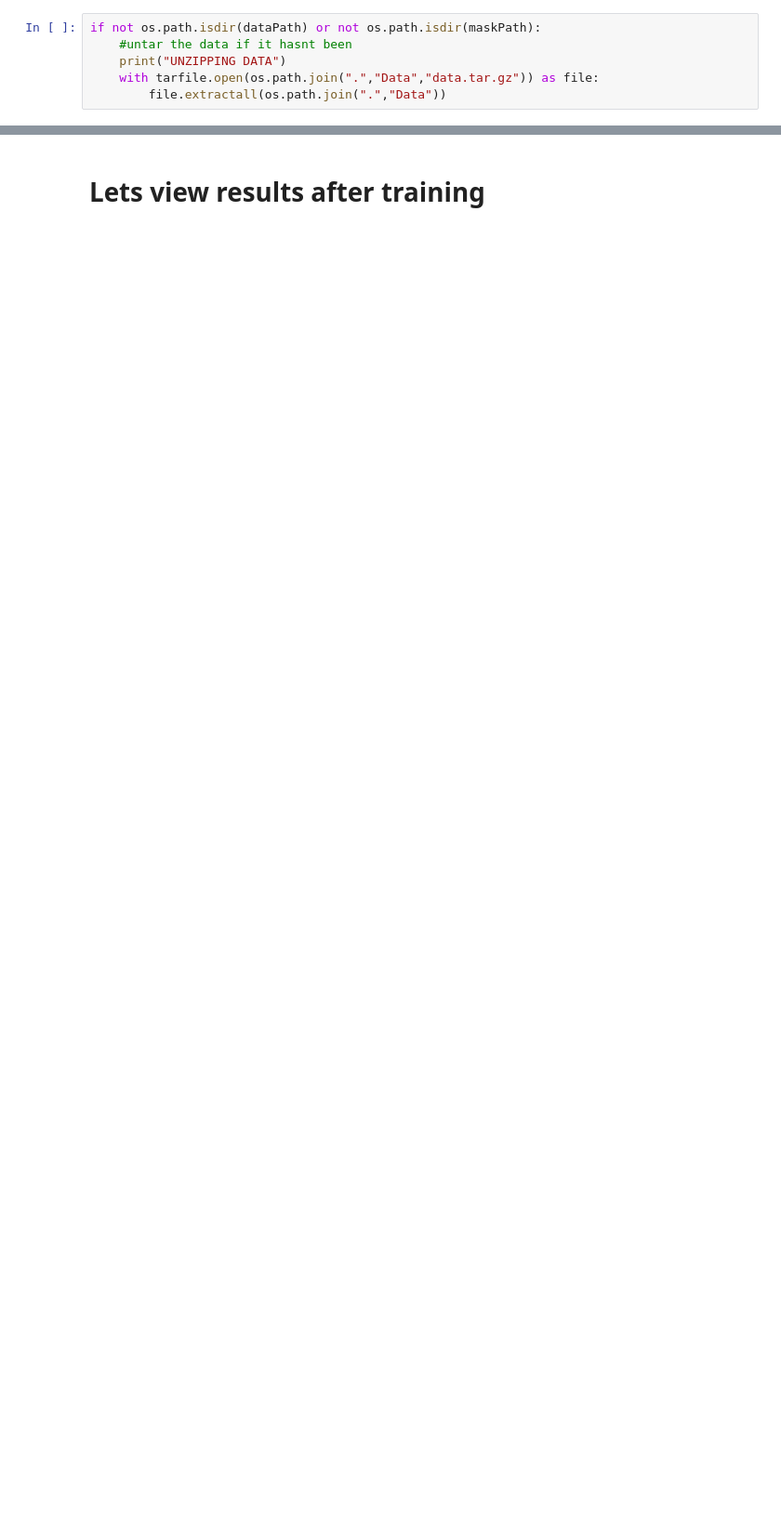
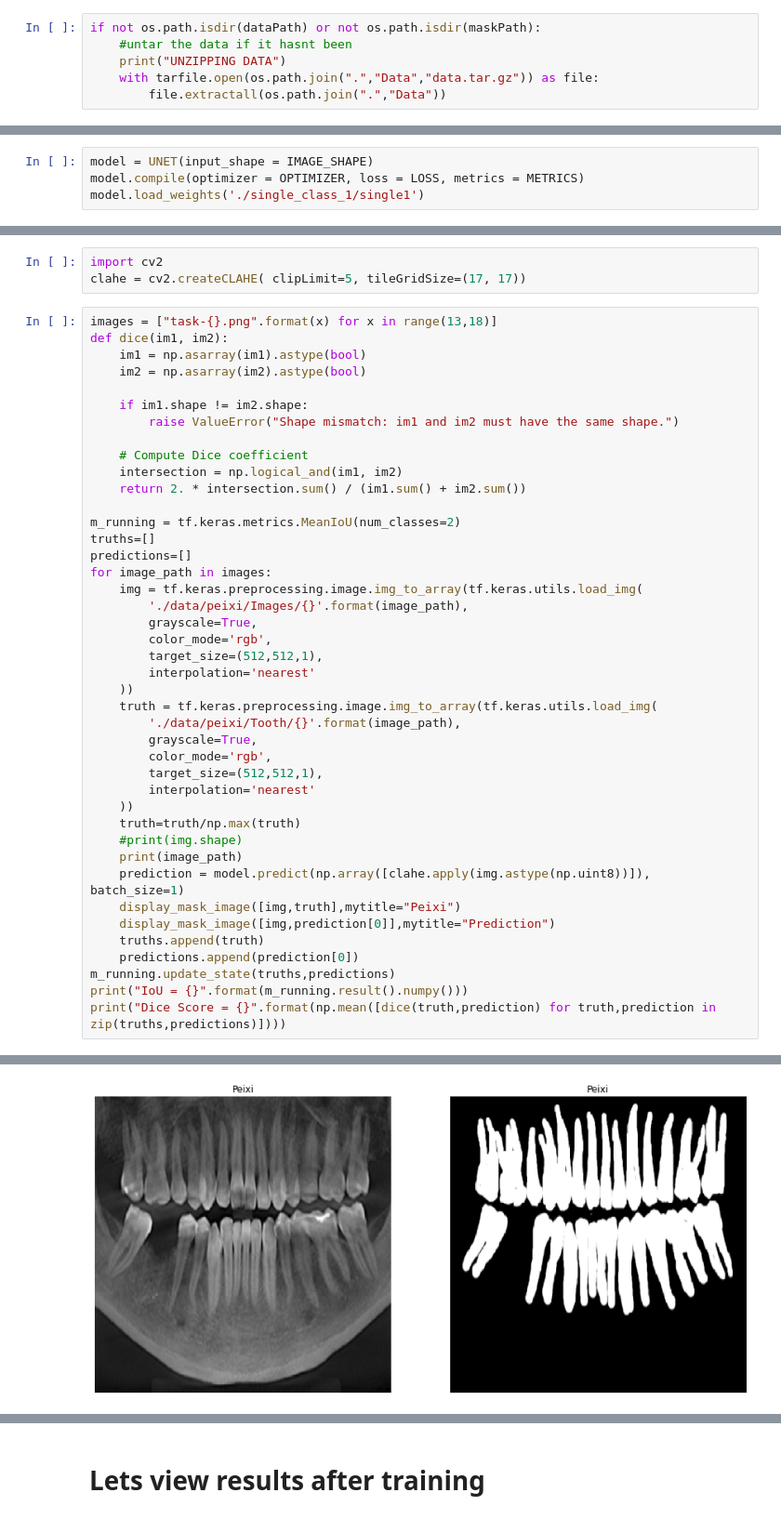
Before and after one commit to akurlej/DentalML, a Jupyter notebook: Example.ipynb, the cells around one changed output, grey strips where cells are left out. Shown at 93% size. Cells and saved outputs as stored; diff of their text form; blank space fills up the shorter version.

```diff
--- a/Example.ipynb
+++ b/Example.ipynb
@@ -133,0 +133,4 @@ Epoch 120/120
+# %%
+model = UNET(input_shape = IMAGE_SHAPE)
+model.compile(optimizer = OPTIMIZER, loss = LOSS, metrics = METRICS)
+model.load_weights('./single_class_1/single1')
@@ -133,0 +140,46 @@ Epoch 120/120
+# %%
+import cv2
+clahe = cv2.createCLAHE( clipLimit=5, tileGridSize=(17, 17))
+# %%
+images = ["task-{}.png".format(x) for x in range(13,18)]
+def dice(im1, im2):
+    im1 = np.asarray(im1).astype(bool)
+    im2 = np.asarray(im2).astype(bool)
+
+    if im1.shape != im2.shape:
+        raise ValueError("Shape mismatch: im1 and im2 must have the same shape.")
+
+    # Compute Dice coefficient
+    intersection = np.logical_and(im1, im2)
+    return 2. * intersection.sum() / (im1.sum() + im2.sum())
+
+m_running = tf.keras.metrics.MeanIoU(num_classes=2)
+truths=[]
+predictions=[]
+for image_path in images:
+    img = tf.keras.preprocessing.image.img_to_array(tf.keras.utils.load_img(
+        './data/peixi/Images/{}'.format(image_path),
+        grayscale=True,
+        color_mode='rgb',
+        target_size=(512,512,1),
+        interpolation='nearest'
+    ))
+    truth = tf.keras.preprocessing.image.img_to_array(tf.keras.utils.load_img(
+        './data/peixi/Tooth/{}'.format(image_path),
+        grayscale=True,
+        color_mode='rgb',
+        target_size=(512,512,1),
+        interpolation='nearest'
+    ))
+    truth=truth/np.max(truth)
+    #print(img.shape)
+    print(image_path)
+    prediction = model.predict(np.array([clahe.apply(img.astype(np.uint8))]), batch_size=1)
+    display_mask_image([img,truth],mytitle="Peixi")
+    display_mask_image([img,prediction[0]],mytitle="Prediction")
+    truths.append(truth)
+    predictions.append(prediction[0])
+m_running.update_state(truths,predictions)
+print("IoU = {}".format(m_running.result().numpy()))
+print("Dice Score = {}".format(np.mean([dice(truth,prediction) for truth,prediction in zip(truths,predictions)])))
+# %% [output]
@@ -133,0 +187 @@ Epoch 120/120
+[figure, added]
```
Also changed, not shown: parts of 10 cells of this notebook, 3 other files.
